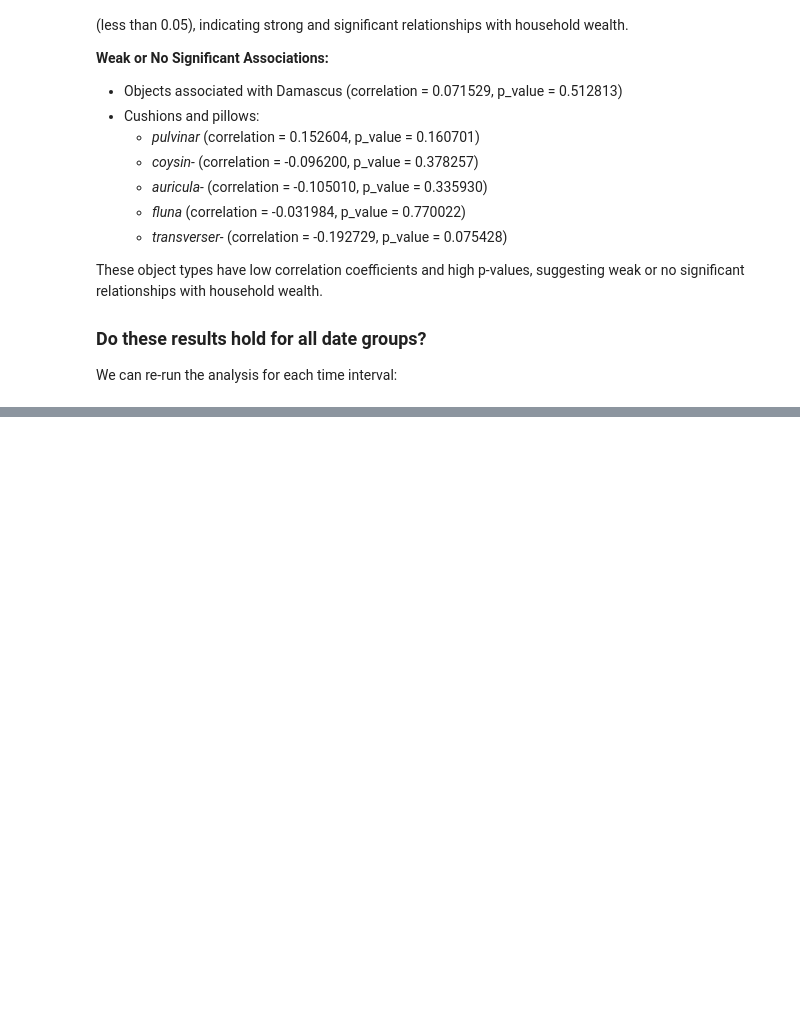
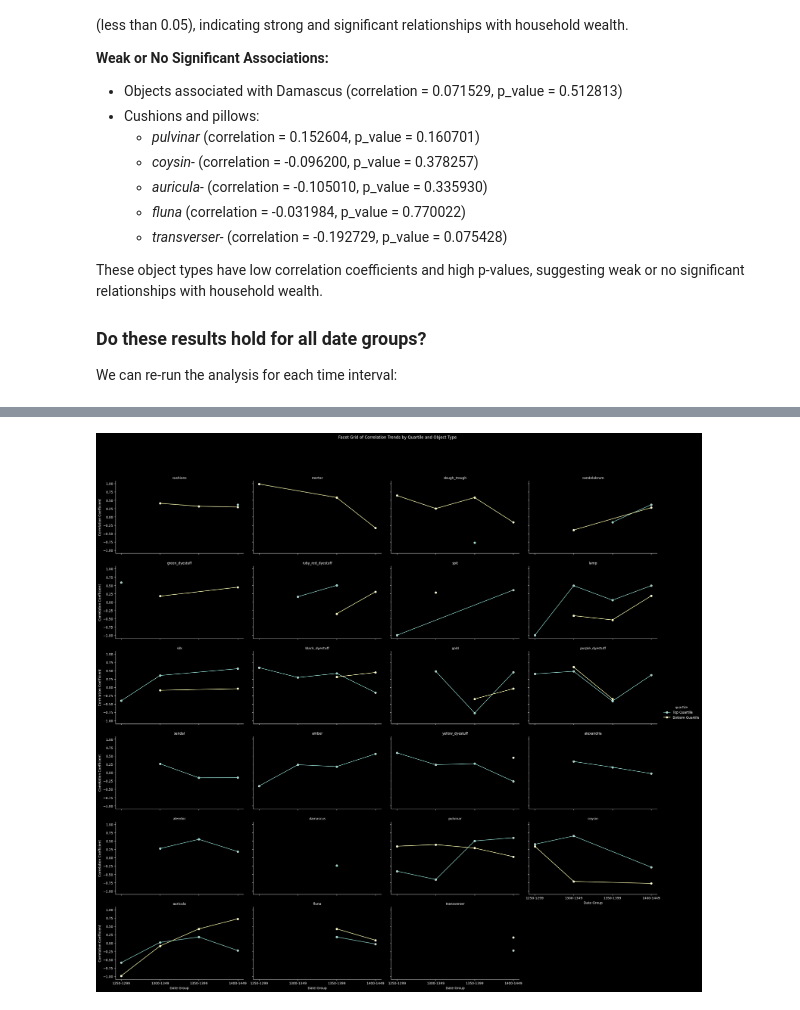
Before and after one commit to gpizzorno/marseille-luxury-objects, a Jupyter notebook: luxury-items.ipynb, the cells around one changed output, grey strips where cells are left out. Drawn from its saved outputs; the diff is of its cells as text; code cells hidden in the pictures; blank space fills up the shorter version.

```diff
--- a/luxury-items.ipynb
+++ b/luxury-items.ipynb
@@ -339,0 +461,23 @@ Gold in decorative item or jewelry, spits, green dyestuff, and silk consistently
+# %%
+# Prepare data for facet grid
+facet_data = quartile_correlation_df.copy()
+facet_data['date_group'] = pd.Categorical(facet_data['date_group'], categories=date_groupings.keys(), ordered=True)
+
+# Create the facet grid
+facet_grid = sns.FacetGrid(
+    facet_data, col='object_type', hue='quartile', col_wrap=4, height=4, aspect=1.5, sharey=True, sharex=True
+)
+
+# Map lineplot to the grid
+facet_grid.map(sns.lineplot, 'date_group', 'correlation', marker='o').add_legend()
+
+# Adjust titles and layout
+facet_grid.set_titles(col_template='{col_name}')
+facet_grid.set_axis_labels('Date Group', 'Correlation Coefficient')
+facet_grid.fig.subplots_adjust(top=0.9)
+facet_grid.fig.suptitle('Facet Grid of Correlation Trends by Quartile and Object Type')
+
+# Show the plot
+plt.show()
+# %% [output]
+[figure, added]
```
Also changed, not shown: parts of 6 cells of this notebook.
